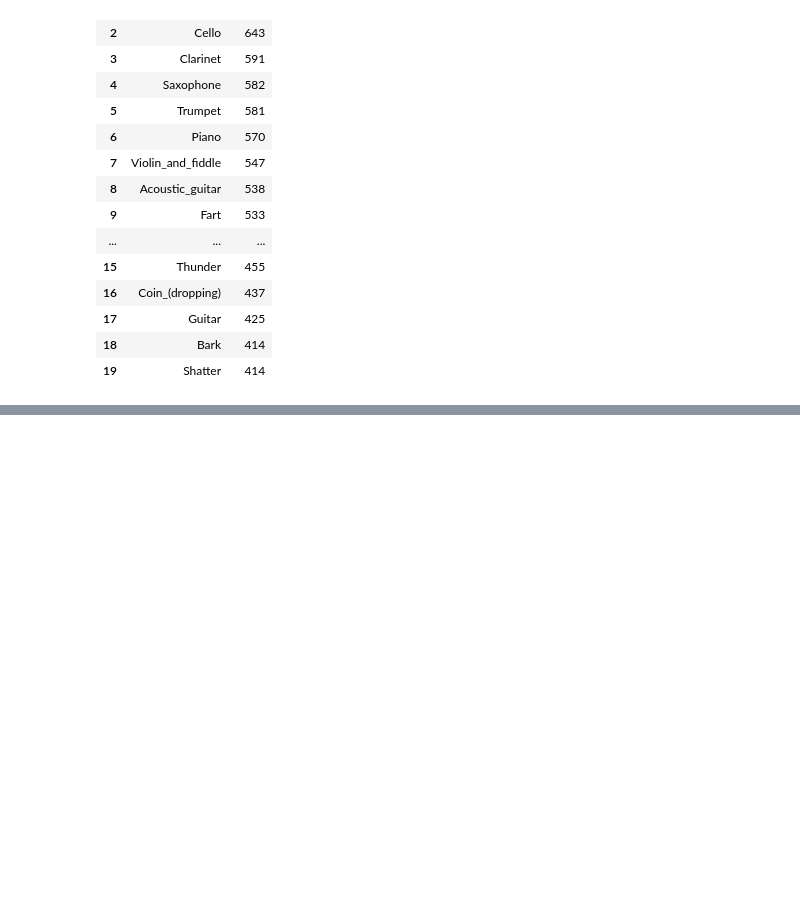
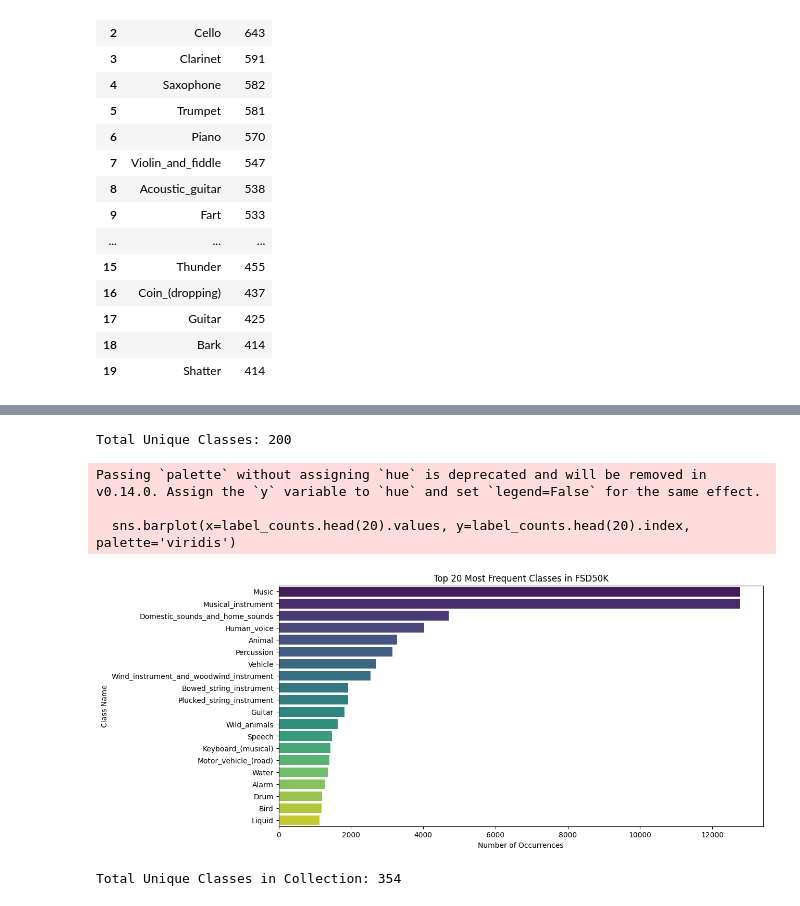
Before and after one commit to jaimecano12/fdk-500-AI, a Jupyter notebook: notebooks/01_data_exploration.ipynb, the cells around one changed output, grey strips where cells are left out. Saved outputs shown, nothing was run; the diff lists cells and outputs as text; code cells hidden in the pictures; blank space fills up the shorter version.

```diff
--- a/notebooks/01_data_exploration.ipynb
+++ b/notebooks/01_data_exploration.ipynb
@@ -175,0 +185,24 @@ There are 73 classes with fewer than 20 samples in the dev split.
+# %%
+# Load the ground truth CSV
+df_labels = pd.read_csv('/content/fsd50k_local/FSD50K.ground_truth/dev.csv')
+
+# Split the multi-labels and flatten the list
+all_labels = df_labels['labels'].str.split(',').explode()
+label_counts = all_labels.value_counts()
+
+print(f"Total Unique Classes: {len(label_counts)}")
+
+# Plotting Top 20
+plt.figure(figsize=(12, 6))
+sns.barplot(x=label_counts.head(20).values, y=label_counts.head(20).index, palette='viridis')
+plt.title("Top 20 Most Frequent Classes in FSD50K")
+plt.xlabel("Number of Occurrences")
+plt.ylabel("Class Name")
+plt.show()
+# %% [output]
+Total Unique Classes: 200
+Passing `palette` without assigning `hue` is deprecated and will be removed in v0.14.0. Assign the `y` variable to `hue` and set `legend=False` for the same effect.
+
+  sns.barplot(x=label_counts.head(20).values, y=label_counts.head(20).index, palette='viridis')
+[figure, added]
+Total Unique Classes in Collection: 354
```
Also changed, not shown: parts of 33 cells of this notebook.
